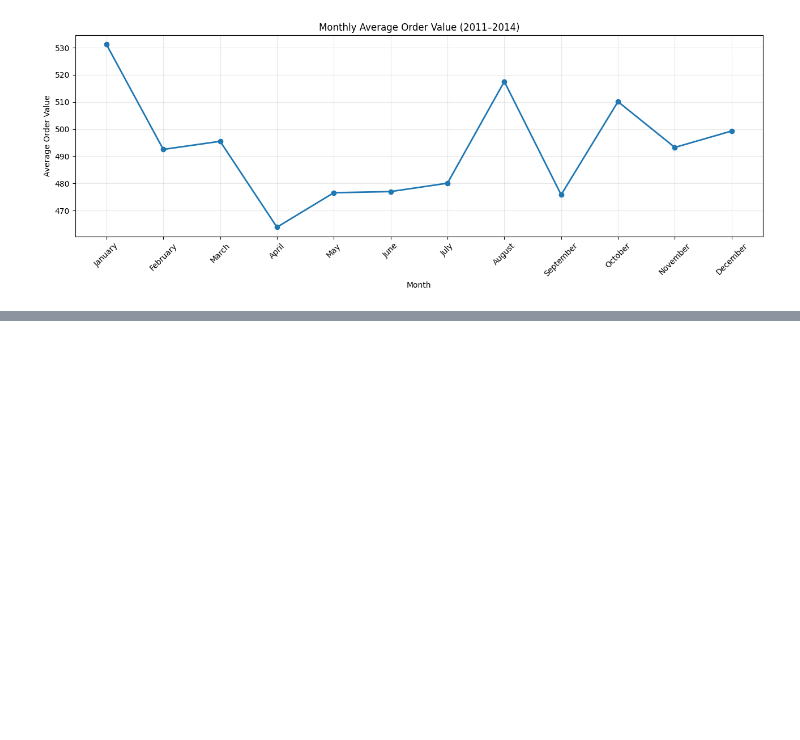
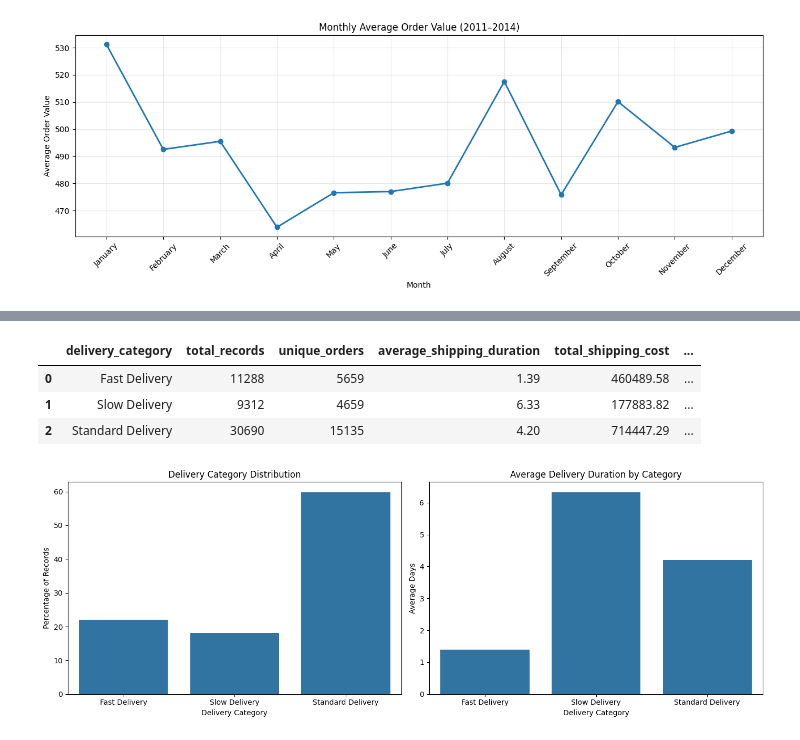
Before and after one commit to code-with-ansh/sales-business-analytics, a Jupyter notebook: notebooks/eda_time_based_analysis.ipynb, the cells around one changed output, grey strips where cells are left out. Saved outputs shown, nothing was run; the diff lists cells and outputs as text; code cells hidden in the pictures; blank space fills up the shorter version.

```diff
--- a/notebooks/eda_time_based_analysis.ipynb
+++ b/notebooks/eda_time_based_analysis.ipynb
@@ -818,0 +1147,36 @@ plt.show()
+# %%
+# 29. Delivery Speed Classification
+
+def classify_delivery(days):
+    if days <= 2:
+        return "Fast Delivery"
+    elif days <= 5:
+        return "Standard Delivery"
+    else:
+        return "Slow Delivery"
+
+df["delivery_category"] = (
+    df["shipping_duration"].apply(classify_delivery)
+)
+
+delivery_analysis = df.groupby("delivery_category").agg(
+    total_records=("order_id", "count"),
+    unique_orders=("order_id", "nunique"),
+    average_shipping_duration=("shipping_duration", "mean"),
+    total_shipping_cost=("shipping_cost", "sum")
+).reset_index()
+
+delivery_analysis["percentage"] = (
+    delivery_analysis["total_records"] / len(df) * 100
+).round(2)
+
+delivery_analysis["average_shipping_duration"] = (
+    delivery_analysis["average_shipping_duration"].round(2)
+)
+
+display(delivery_analysis)
+# %% [output]
+|  | delivery_category | total_records | unique_orders | average_shipping_duration | total_shipping_cost | ... |
+| 0 | Fast Delivery | 11288 | 5659 | 1.39 | 460489.58 | ... |
+| 1 | Slow Delivery | 9312 | 4659 | 6.33 | 177883.82 | ... |
+| 2 | Standard Delivery | 30690 | 15135 | 4.20 | 714447.29 | ... |
@@ -818,0 +1185,33 @@ plt.show()
+# %%
+# 30. Delivery Category Distribution
+
+fig, axes = plt.subplots(1, 2, figsize=(14, 5))
+
+# Delivery category distribution
+sns.barplot(
+    data=delivery_analysis,
+    x="delivery_category",
+    y="percentage",
+    ax=axes[0]
+)
+
+axes[0].set_title("Delivery Category Distribution")
+axes[0].set_xlabel("Delivery Category")
+axes[0].set_ylabel("Percentage of Records")
+
+# Average delivery duration
+sns.barplot(
+    data=delivery_analysis,
+    x="delivery_category",
+    y="average_shipping_duration",
+    ax=axes[1]
+)
+
+axes[1].set_title("Average Delivery Duration by Category")
+axes[1].set_xlabel("Delivery Category")
+axes[1].set_ylabel("Average Days")
+
+plt.tight_layout()
+plt.show()
+# %% [output]
+[figure, added]
```
Also changed, not shown: parts of 16 cells of this notebook.
